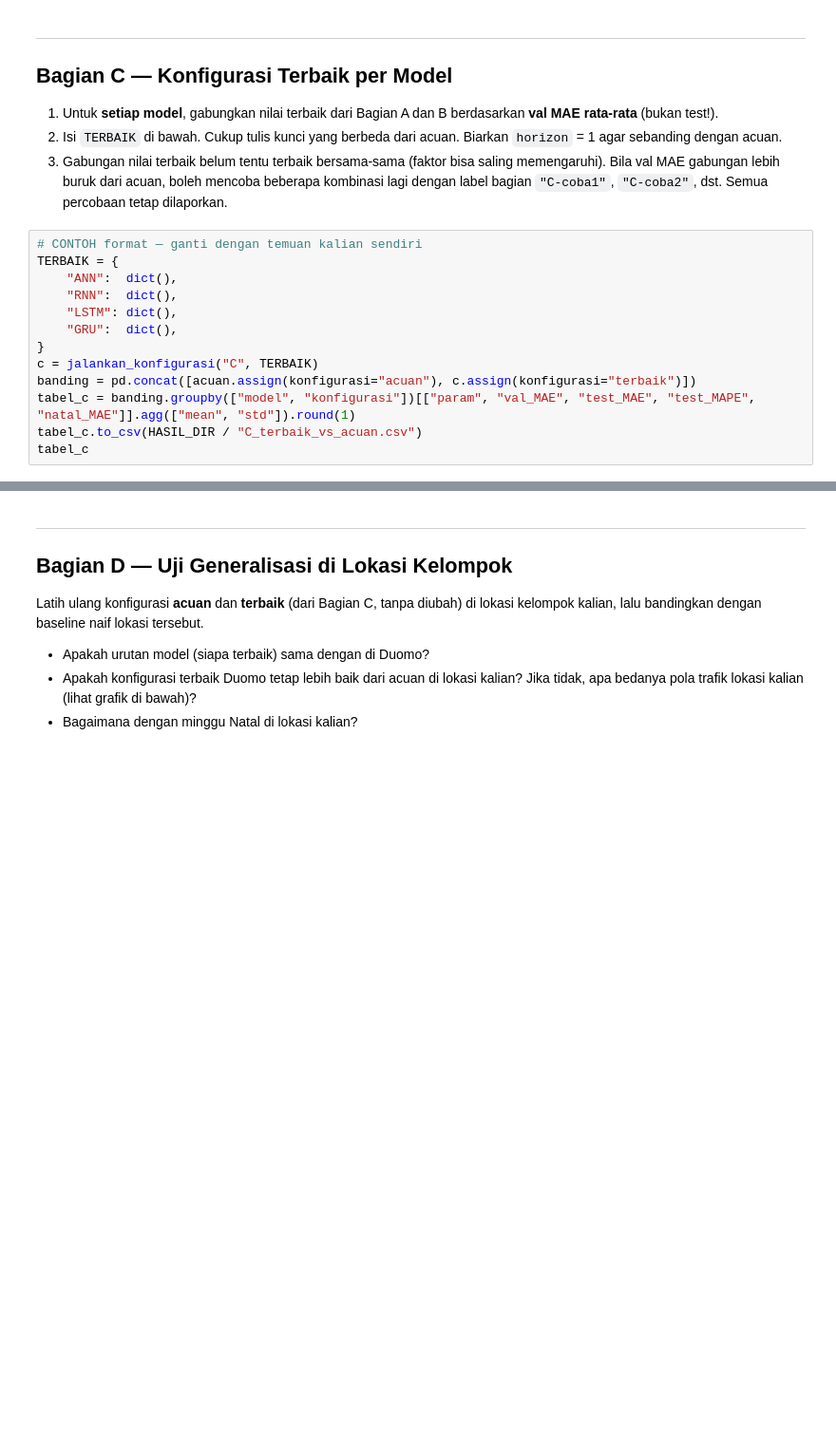
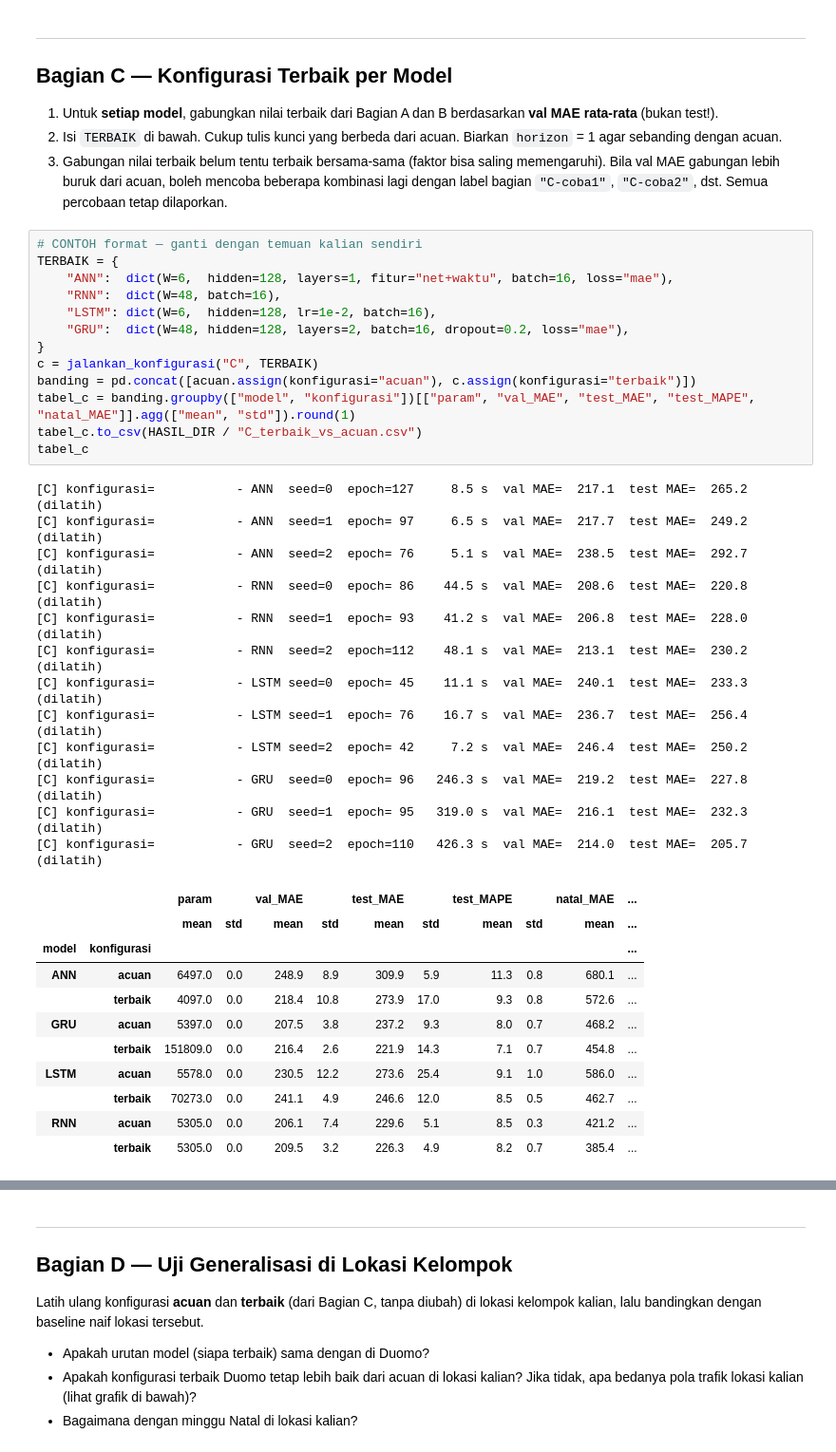
Before and after one commit to ALF-002/Tugas-AI-RB-Fita, a Jupyter notebook: tugas_ablasi.ipynb, the cells around one changed output, grey strips where cells are left out. Shown at 95% size. Saved outputs shown, nothing was run; the diff lists cells and outputs as text; blank space fills up the shorter version.

```diff
--- a/tugas_ablasi.ipynb
+++ b/tugas_ablasi.ipynb
@@ -599,16 +722,40 @@ Pilih **minimal dua** faktor berikut. Hapus tanda `#` pada sel yang dipilih. Tul
 # %%
 # CONTOH format — ganti dengan temuan kalian sendiri
 TERBAIK = {
-    "ANN":  dict(),
-    "RNN":  dict(),
-    "LSTM": dict(),
-    "GRU":  dict(),
+    "ANN":  dict(W=6,  hidden=128, layers=1, fitur="net+waktu", batch=16, loss="mae"),
+    "RNN":  dict(W=48, batch=16),
+    "LSTM": dict(W=6,  hidden=128, lr=1e-2, batch=16),
+    "GRU":  dict(W=48, hidden=128, layers=2, batch=16, dropout=0.2, loss="mae"),
 }
 c = jalankan_konfigurasi("C", TERBAIK)
 banding = pd.concat([acuan.assign(konfigurasi="acuan"), c.assign(konfigurasi="terbaik")])
 tabel_c = banding.groupby(["model", "konfigurasi"])[["param", "val_MAE", "test_MAE", "test_MAPE", "natal_MAE"]].agg(["mean", "std"]).round(1)
 tabel_c.to_csv(HASIL_DIR / "C_terbaik_vs_acuan.csv")
 tabel_c
+# %% [output]
+[C] konfigurasi=           - ANN  seed=0  epoch=127     8.5 s  val MAE=  217.1  test MAE=  265.2  (dilatih)
+[C] konfigurasi=           - ANN  seed=1  epoch= 97     6.5 s  val MAE=  217.7  test MAE=  249.2  (dilatih)
+[C] konfigurasi=           - ANN  seed=2  epoch= 76     5.1 s  val MAE=  238.5  test MAE=  292.7  (dilatih)
+[C] konfigurasi=           - RNN  seed=0  epoch= 86    44.5 s  val MAE=  208.6  test MAE=  220.8  (dilatih)
+[C] konfigurasi=           - RNN  seed=1  epoch= 93    41.2 s  val MAE=  206.8  test MAE=  228.0  (dilatih)
+[C] konfigurasi=           - RNN  seed=2  epoch=112    48.1 s  val MAE=  213.1  test MAE=  230.2  (dilatih)
+[C] konfigurasi=           - LSTM seed=0  epoch= 45    11.1 s  val MAE=  240.1  test MAE=  233.3  (dilatih)
+[C] konfigurasi=           - LSTM seed=1  epoch= 76    16.7 s  val MAE=  236.7  test MAE=  256.4  (dilatih)
+[C] konfigurasi=           - LSTM seed=2  epoch= 42     7.2 s  val MAE=  246.4  test MAE=  250.2  (dilatih)
+[C] konfigurasi=           - GRU  seed=0  epoch= 96   246.3 s  val MAE=  219.2  test MAE=  227.8  (dilatih)
+[C] konfigurasi=           - GRU  seed=1  epoch= 95   319.0 s  val MAE=  216.1  test MAE=  232.3  (dilatih)
+[C] konfigurasi=           - GRU  seed=2  epoch=110   426.3 s  val MAE=  214.0  test MAE=  205.7  (dilatih)
+|  |  | param |  | val_MAE |  | test_MAE |  | test_MAPE |  | natal_MAE | ... |
+|  |  | mean | std | mean | std | mean | std | mean | std | mean | ... |
+| model | konfigurasi |  |  |  |  |  |  |  |  |  | ... |
+| ANN | acuan | 6497.0 | 0.0 | 248.9 | 8.9 | 309.9 | 5.9 | 11.3 | 0.8 | 680.1 | ... |
+|  | terbaik | 4097.0 | 0.0 | 218.4 | 10.8 | 273.9 | 17.0 | 9.3 | 0.8 | 572.6 | ... |
+| GRU | acuan | 5397.0 | 0.0 | 207.5 | 3.8 | 237.2 | 9.3 | 8.0 | 0.7 | 468.2 | ... |
+|  | terbaik | 151809.0 | 0.0 | 216.4 | 2.6 | 221.9 | 14.3 | 7.1 | 0.7 | 454.8 | ... |
+| LSTM | acuan | 5578.0 | 0.0 | 230.5 | 12.2 | 273.6 | 25.4 | 9.1 | 1.0 | 586.0 | ... |
+|  | terbaik | 70273.0 | 0.0 | 241.1 | 4.9 | 246.6 | 12.0 | 8.5 | 0.5 | 462.7 | ... |
+| RNN | acuan | 5305.0 | 0.0 | 206.1 | 7.4 | 229.6 | 5.1 | 8.5 | 0.3 | 421.2 | ... |
+|  | terbaik | 5305.0 | 0.0 | 209.5 | 3.2 | 226.3 | 4.9 | 8.2 | 0.7 | 385.4 | ... |
 # %%
 fig, ax = plt.subplots(figsize=(9, 4))
 x, lebar = np.arange(len(MODELS)), 0.38
```
Also changed, not shown: parts of 8 cells of this notebook, 11 other files.
